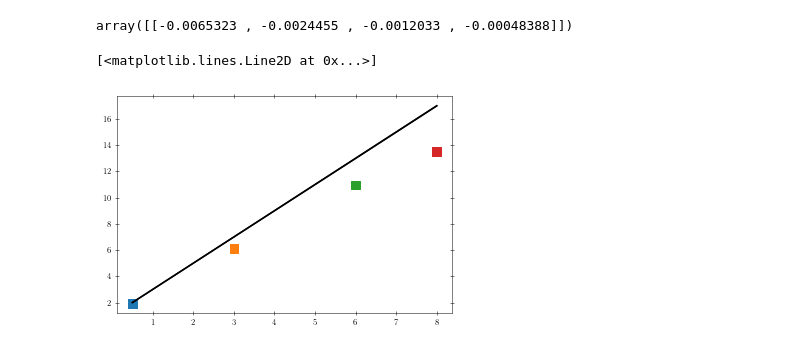
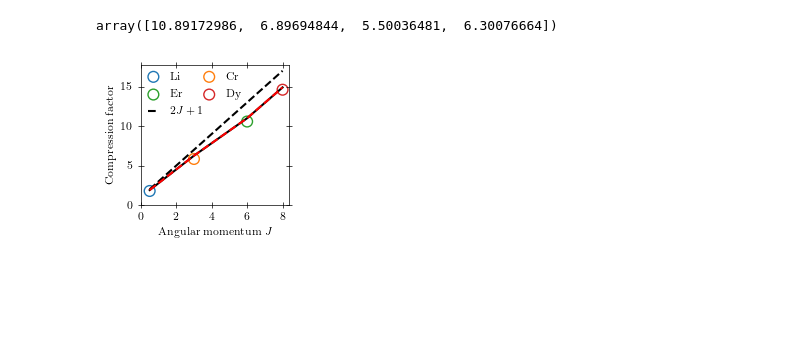
Before and after one commit to lhillber/mop_high_spin, a Jupyter notebook: tmps/mop_high_spin.ipynb, the cells around one changed output. Drawn from its saved outputs; the diff is of its cells as text; code cells hidden in the pictures; blank space fills up the shorter version.

```diff
--- a/tmps/mop_high_spin.ipynb
+++ b/tmps/mop_high_spin.ipynb
@@ -383 +529,21 @@ sims = np.array(Parallel(n_jobs=n_jobs)(delayed(get_sim)(*args) for args in args
+# %%
+RR = np.array([Atoms[atom]["gJ"] * 9.277e-24 / Atoms[atom]["mass"] for atom in atoms])
+GG = Gz / 1e2
+TT = tau*1e-6
+KB = 1.38e-23
+Dv = 2*TT*GG*RR / np.pi
+vths2 = np.array([np.sqrt(KB * recoil_factor*Atoms[atom]["Trecoil"]/ Atoms[atom]["mass"]) for atom in atoms])
+gg = Dv / vths2
+
+
+
+Dv2 = 2 * TT*(GG+2*dGz)/1e2 * RR / np.pi
+dv = Dv2 - (2 * TT*(GG-2*dGz)/1e2 * RR / np.pi)
+
+
+
+
+def Ratio_func(ts, J, g, vth, s):
+    return 1/np.sqrt( 1 - 4*ts*g*vth/s * J*(J+1)/(2*J+1)
+                            + (ts*vth/s)**2 * (3+g*g*J*(J+1)))
 # %%
@@ -463,14 +646,52 @@ array([[[ 2112.24489796],
-# %%
-(1-np.sqrt(1 + (vths * t0_opts[0].T/S[2])**2))*1e2
-# %% [output]
-array([[-0.0065323 , -0.0024455 , -0.0012033 , -0.00048388]])
+# %%
+gg
+# %% [output]
+array([10.89172986,  6.89694844,  5.50036481,  6.30076664])
 # %%
-plt.scatter(Js, 1/ratio_opts[0].T[0], s=75, marker="s", c=["C0","C1","C2","C3"])
-plt.plot(Js, 2*Js+1, c="k")
-#plt.scatter(Js, 1/ratio_opts[1].T[0], s=75, c=["C0","C1","C2","C3"])
+fig, ax = plt.subplots(1,1, figsize=(2.1, 2))
+factors = ratio_opts[0].T[0]
+colors = ["C0","C1","C2","C3"]
+for color, J, factor, label in zip(colors, Js, factors, atoms):
+    ax.scatter(J, factor, s=60, marker="o", fc="none", ec=color, label=label)
+    #plt.scatter(Js, 1/ratio_opts[1].T[0], s=75, c=["C0","C1","C2","C3"])
 
-plt.plot(Js, S[2] / np.sqrt((S[2]/(2*Js+1))**2 + (vths * t0_opts[0].T[0])**2), c="k")
+
+
+ax.plot(Js, (2*Js+1), c="k", label="$2J+1$", ls="--")
+
+ax.plot(Js, (2 * Js + 1 ) / np.sqrt(1 + 12/gg**2),
+        c="k", label=r"$\frac{2J+1}{\sqrt{1+ 12 (v_{\rm th}/{\Delta v})^2}}$")
+
+ax.plot(Js, (2 * Js + 1 ) * np.sqrt((3+Js*(Js+1)*gg*gg) / (3 + Js*(Js+1)*(12+gg*gg))),
+        c="r", ls="--",label=r"$\frac{2J+1}{\sqrt{1+ 12 (v_{\rm th}/{\Delta v})^2}}$")
+
+
+
+#ax.plot(Js, (2*Js + 1 ) / np.sqrt(1 + (12*vths2**2 * (1/Dv  + TT *(2*Js+1)/(2*S[2]*1e-2))**2)),
+#        c="k", ls="--", label=r"$\frac{2J+1}{v_{\rm th}/{\Delta v}+1}$")
+
+
+
+#ax.plot(Js,
+#        1 / np.sqrt(1 + (np.array(vths2)**2 * (t0s+2*TT)**2 - (Dv*(2*Js+1)*t0s)**2 )/(S[2]*1e-2)**2),
+#
+#        c="r", label="$2J+1...$")
+
+
+ax.set_ylim(bottom=0)
+h, l = ax.get_legend_handles_labels()
+inds = [0, 2, 4, 1, 3]
+h = [h[ind] for ind in inds]
+l = [l[ind] for ind in inds]
+ax.legend(h, l, ncols=2, handlelength=1, columnspacing=0, labelspacing=0.7,
+          handletextpad=1,
+          frameon=False, loc="upper left", bbox_to_anchor=(-0.02, 1.02))
+ax.set_xticks((0, 2, 4, 6, 8))
+ax.set_xlabel("Angular momentum $J$")
+ax.set_ylabel("Compression factor")
+plt.tight_layout()
+#plt.savefig("figures/peak_compression_vs_species_temperature-corrected-new-field.pdf", bbox_inches="tight")
+#plt.savefig("figures/peak_compression_vs_species_temperature-corrected-new-field.png", dpi=1000, bbox_inches="tight")
 # %% [output]
-[<matplotlib.lines.Line2D at 0x...>]
-[figure, old version]
+[figure, new version]
 # %%
```
Also changed, not shown: parts of 44 cells of this notebook, 6 other files.
